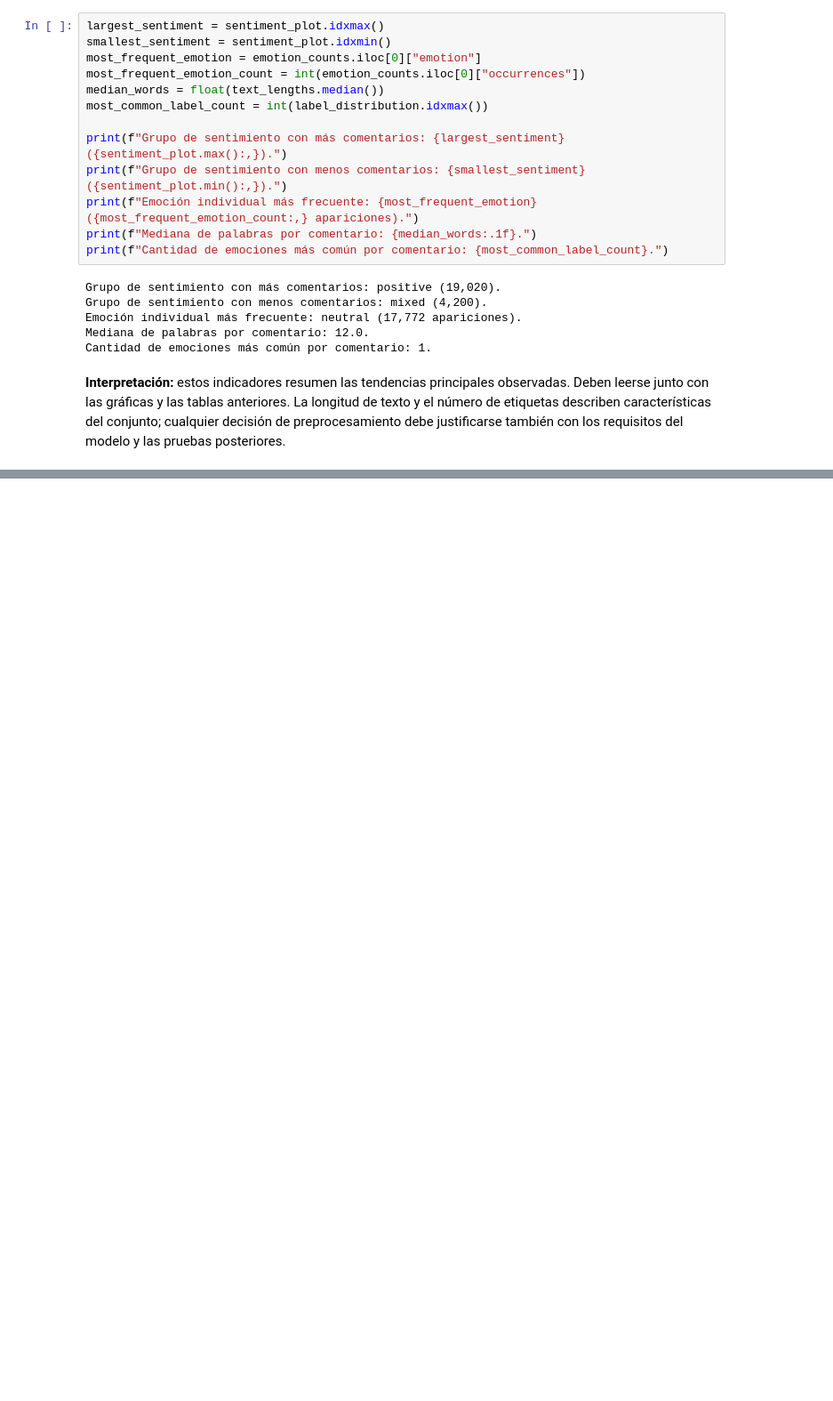
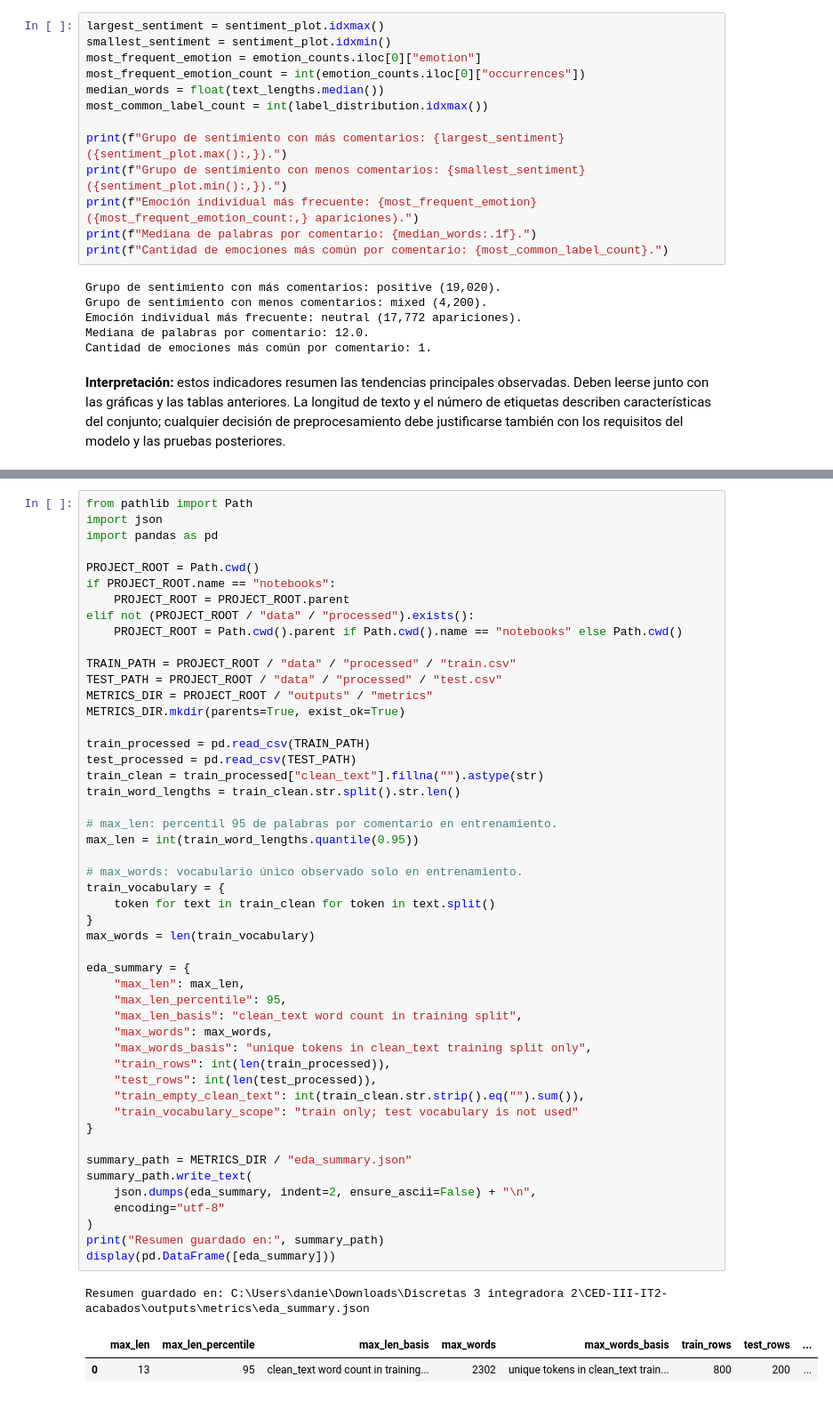
Before and after one commit to Juanes3333/CED-III-IT2-acabados, a Jupyter notebook: notebooks/01_eda.ipynb, the cells around one changed output, grey strips where cells are left out. Shown at 89% size. Cells and saved outputs as stored; diff of their text form; blank space fills up the shorter version.

```diff
--- a/notebooks/01_eda.ipynb
+++ b/notebooks/01_eda.ipynb
@@ -496,0 +496,53 @@ Cantidad de emociones más común por comentario: 1.
+# %%
+from pathlib import Path
+import json
+import pandas as pd
+
+PROJECT_ROOT = Path.cwd()
+if PROJECT_ROOT.name == "notebooks":
+    PROJECT_ROOT = PROJECT_ROOT.parent
+elif not (PROJECT_ROOT / "data" / "processed").exists():
+    PROJECT_ROOT = Path.cwd().parent if Path.cwd().name == "notebooks" else Path.cwd()
+
+TRAIN_PATH = PROJECT_ROOT / "data" / "processed" / "train.csv"
+TEST_PATH = PROJECT_ROOT / "data" / "processed" / "test.csv"
+METRICS_DIR = PROJECT_ROOT / "outputs" / "metrics"
+METRICS_DIR.mkdir(parents=True, exist_ok=True)
+
+train_processed = pd.read_csv(TRAIN_PATH)
+test_processed = pd.read_csv(TEST_PATH)
+train_clean = train_processed["clean_text"].fillna("").astype(str)
+train_word_lengths = train_clean.str.split().str.len()
+
+# max_len: percentil 95 de palabras por comentario en entrenamiento.
+max_len = int(train_word_lengths.quantile(0.95))
+
+# max_words: vocabulario único observado solo en entrenamiento.
+train_vocabulary = {
+    token for text in train_clean for token in text.split()
+}
+max_words = len(train_vocabulary)
+
+eda_summary = {
+    "max_len": max_len,
+    "max_len_percentile": 95,
+    "max_len_basis": "clean_text word count in training split",
+    "max_words": max_words,
+    "max_words_basis": "unique tokens in clean_text training split only",
+    "train_rows": int(len(train_processed)),
+    "test_rows": int(len(test_processed)),
+    "train_empty_clean_text": int(train_clean.str.strip().eq("").sum()),
+    "train_vocabulary_scope": "train only; test vocabulary is not used"
+}
+
+summary_path = METRICS_DIR / "eda_summary.json"
+summary_path.write_text(
+    json.dumps(eda_summary, indent=2, ensure_ascii=False) + "\n",
+    encoding="utf-8"
+)
+print("Resumen guardado en:", summary_path)
+display(pd.DataFrame([eda_summary]))
+# %% [output]
+Resumen guardado en: C:\Users\danie\Downloads\Discretas 3 integradora 2\CED-III-IT2-acabados\outputs\metrics\eda_summary.json
+|  | max_len | max_len_percentile | max_len_basis | max_words | max_words_basis | train_rows | test_rows | ... |
+| 0 | 13 | 95 | clean_text word count in training... | 2302 | unique tokens in clean_text train... | 800 | 200 | ... |
```
Also changed, not shown: parts of 7 cells of this notebook, 2 other files.
